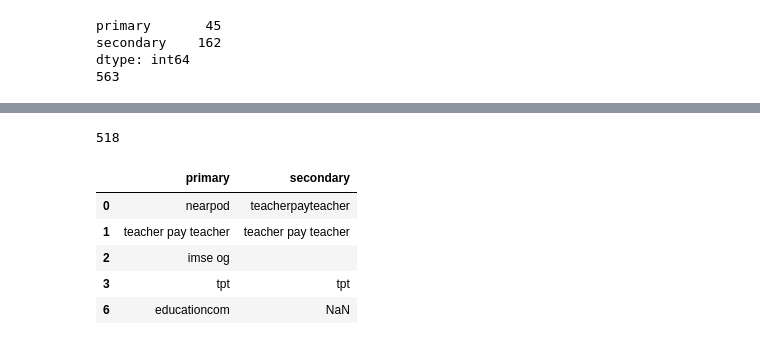
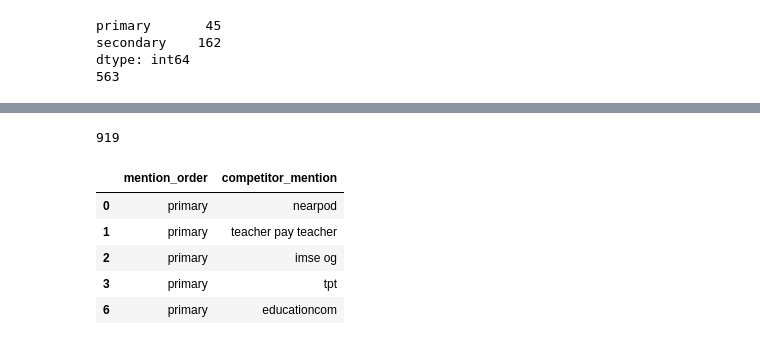
Before and after one commit to lynn-twinkl/joe_competitor_survey_analysis, a Jupyter notebook: draft-notebook.ipynb, the cells around one changed output, grey strips where cells are left out. Drawn from its saved outputs; the diff is of its cells as text; code cells hidden in the pictures.

```diff
--- a/draft-notebook.ipynb
+++ b/draft-notebook.ipynb
@@ -76,3 +76,8 @@ primary       45
 secondary    162
 dtype: int64
 563
+# %%
+melted_df = pd.melt(competitor_mentions, value_vars=['primary', 'secondary'], var_name='mention_order', value_name='competitor_mention')
+
+print(len(melted_df))
+melted_df.sample(n=8)
@@ -79,9 +95,9 @@ dtype: int64
 # %%
-competitor_mentions.dropna(subset='primary', inplace=True)
+melted_df.dropna(subset='competitor_mention', inplace=True)
 
-len(competitor_mentions)
+len(melted_df)
 # %% [output]
-518
+919
 # %%
 import string
 
@@ -94,14 +110,14 @@ def preprocess_text(text):
 
     return ' '.join(text.split())
 # %%
-competitor_mentions = competitor_mentions.map(preprocess_text)
+melted_df = melted_df.map(preprocess_text)
 
-competitor_mentions.head()
+melted_df.head()
 # %% [output]
-|  | primary | secondary |
-| 0 | nearpod | teacherpayteacher |
-| 1 | teacher pay teacher | teacher pay teacher |
-| 2 | imse og |  |
-| 3 | tpt | tpt |
-| 6 | educationcom | NaN |
+|  | mention_order | competitor_mention |
+| 0 | primary | nearpod |
+| 1 | primary | teacher pay teacher |
+| 2 | primary | imse og |
+| 3 | primary | tpt |
+| 6 | primary | educationcom |
 # %%
```
Also changed, not shown: parts of 16 cells of this notebook.
